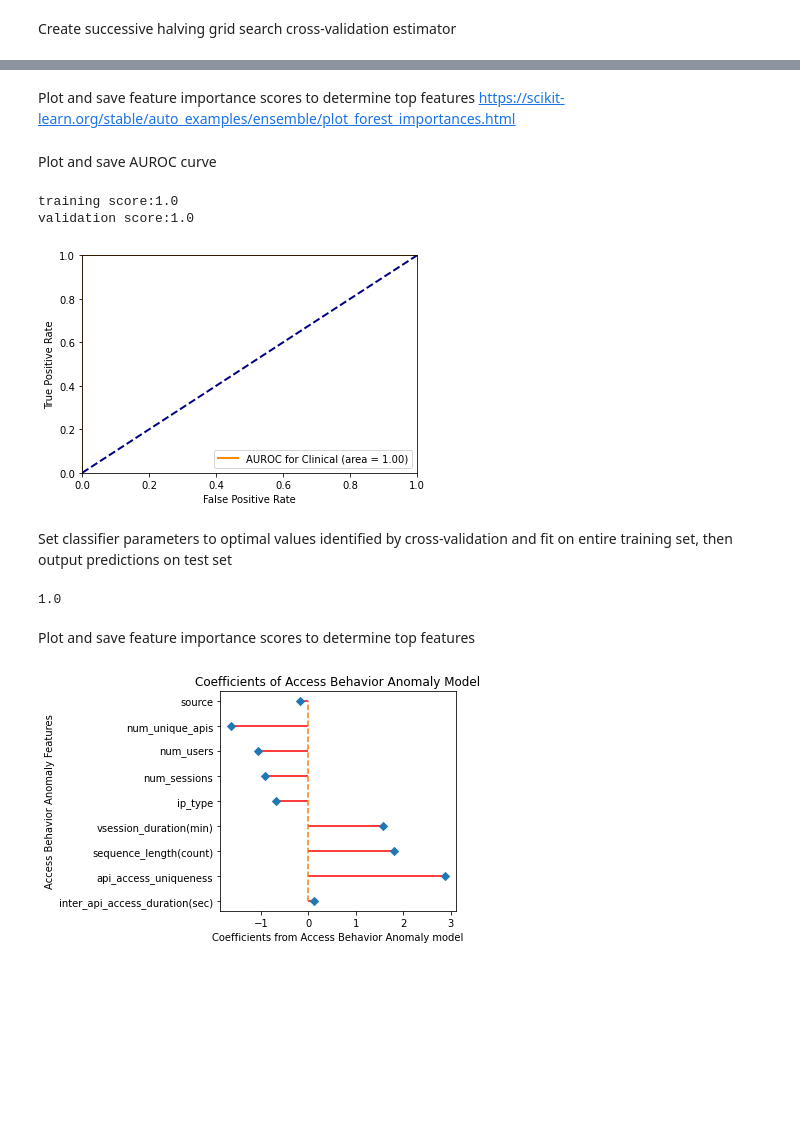
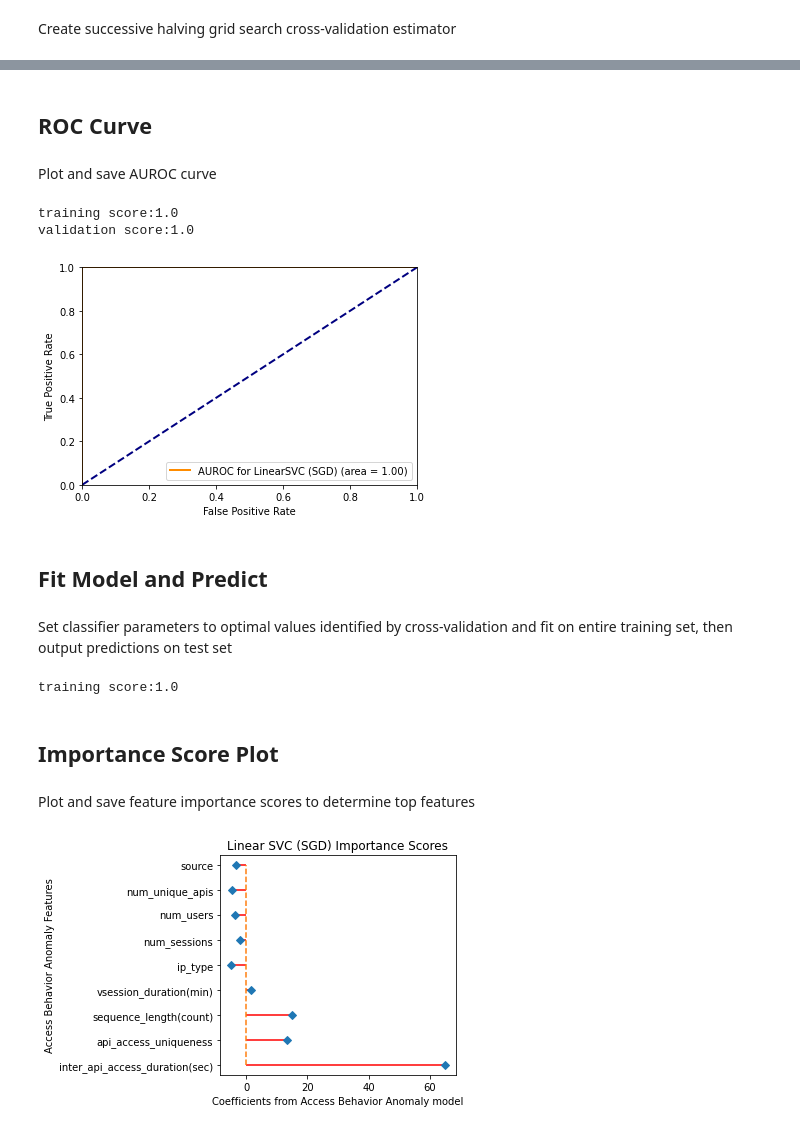
Before and after one commit to rlewinter/DS4400_Project, a Jupyter notebook: LinearSVC_SGD.ipynb, the cells around one changed output, grey strips where cells are left out. Drawn from its saved outputs; the diff is of its cells as text; code cells hidden in the pictures; blank space fills up the shorter version.

Commit message:
code documented and plots saved

```diff
--- a/LinearSVC_SGD.ipynb
+++ b/LinearSVC_SGD.ipynb
@@ -130,67 +139,81 @@ results
-# %% [markdown]
-Plot and save feature importance scores to determine top features https://scikit-learn.org/stable/auto_examples/ensemble/plot_forest_importances.html
+# %% [markdown]
+## ROC Curve
 # %% [markdown]
 Plot and save AUROC curve
 # %%
+# Train the model on the datasets (train/val) imported for ROC
 clf_roc = SGDClassifier(loss='hinge', penalty='l2', random_state=rng)
+# Specify the best parameters from the HalvingGridSearch to fit the model on
 clf_roc.set_params(**search.best_params_)
 clf_roc.fit(x_train_roc, y_train_roc)
 y_pred_roc = clf_roc.predict(x_val_roc)
 
+# Compute the false positive and true positive rate
 fpr, tpr, _ = roc_curve(y_val_roc, y_pred_roc, pos_label=1)
+
+# Compute AUROC
 roc_auc = auc(fpr, tpr)
 
-AUC = metrics.auc(fpr, tpr)
-AUC
-
+# Plot the ROC curve
 plt.figure()
 lw = 2
 plt.plot(fpr, tpr, color='darkorange',
-         lw=lw, label='AUROC for Clinical (area = %0.2f)' % roc_auc)
+         lw=lw, label='AUROC for LinearSVC (SGD) (area = %0.2f)' % roc_auc)
 plt.plot([0, 1], [0, 1], color='navy', lw=lw, linestyle='--')
 plt.xlim([0.0, 1.0])
 plt.ylim([0.0, 1.0])
 plt.xlabel('False Positive Rate')
 plt.ylabel('True Positive Rate')
 plt.legend(loc="lower right")
+plt.savefig("./figures/roc_curve_LinearSVC_SGD.png")
 
+# Get the training and validation score
 print('training score:' + str(clf_roc.score(x_train_roc, y_train_roc)))
 print('validation score:' + str(clf_roc.score(x_val_roc,y_val_roc)))
 # %% [output]
 training score:1.0
 validation score:1.0
-[figure, old version]
+[figure, new version]
+# %% [markdown]
+## Fit Model and Predict
 # %% [markdown]
 Set classifier parameters to optimal values identified by cross-validation and fit on entire training set, then output predictions on test set
 # %%
+# Set parameters of model as the best parameters resulting from the search
 clf.set_params(**search.best_params_)
 clf.fit(x_trn, y_trn)
 
-#we need to decide what to do with these predictions, since it's an unlabeled test set.
+# Create and save predictions
 y_pred = clf.predict(x_tst)
 pickle.dump(y_pred,open("./data/y_pred_LinearSVC_SGD.pkl", "wb"))
 
-clf.score(x_trn, y_trn)
+print('training score:' + str(clf.score(x_trn, y_trn)))
 # %% [output]
-1.0
+training score:1.0
+# %% [markdown]
+## Importance Score Plot
 # %% [markdown]
 Plot and save feature importance scores to determine top features
 # %%
+# Get model coefficients as an array
 coef = clf.coef_
 coef = coef[0,:]
+# Get model features
 features = x_trn.columns
+# Sort the coefficients by their magnitude
 arg_rank = np.argsort(-np.abs(coef))
-
+# Get the number of features
 used_features = len(features)
 
 # Plot coefficient chart
 plt.hlines( np.arange(used_features),0,coef, color='red')
 plt.plot(coef, np.arange(used_features), 'D')
 plt.plot([0, 0], [np.arange(used_features).min(), np.arange(used_features).max()], '--')
-plt.title("Coefficients of Access Behavior Anomaly Model")
+plt.title("Linear SVC (SGD) Importance Scores")
 plt.ylabel("Access Behavior Anomaly Features")
 plt.xlabel("Coefficients from Access Behavior Anomaly model")
 plt.yticks(np.arange(used_features),features)
 plt.tight_layout()
+plt.savefig("./figures/importance_score_plot_LinearSVC_SGD.png")
 # %% [output]
-[figure, old version]
+[figure, new version]
```
Also changed, not shown: parts of 15 cells of this notebook, 20 other files.
